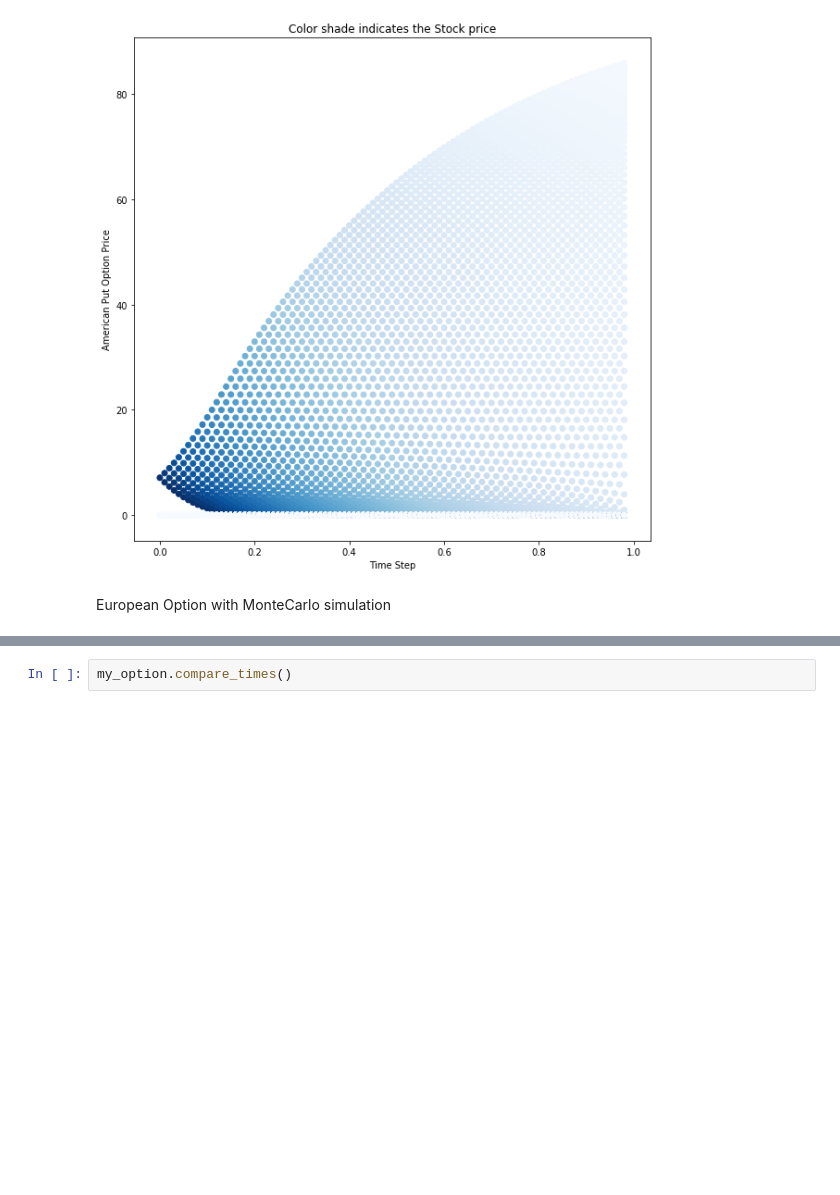
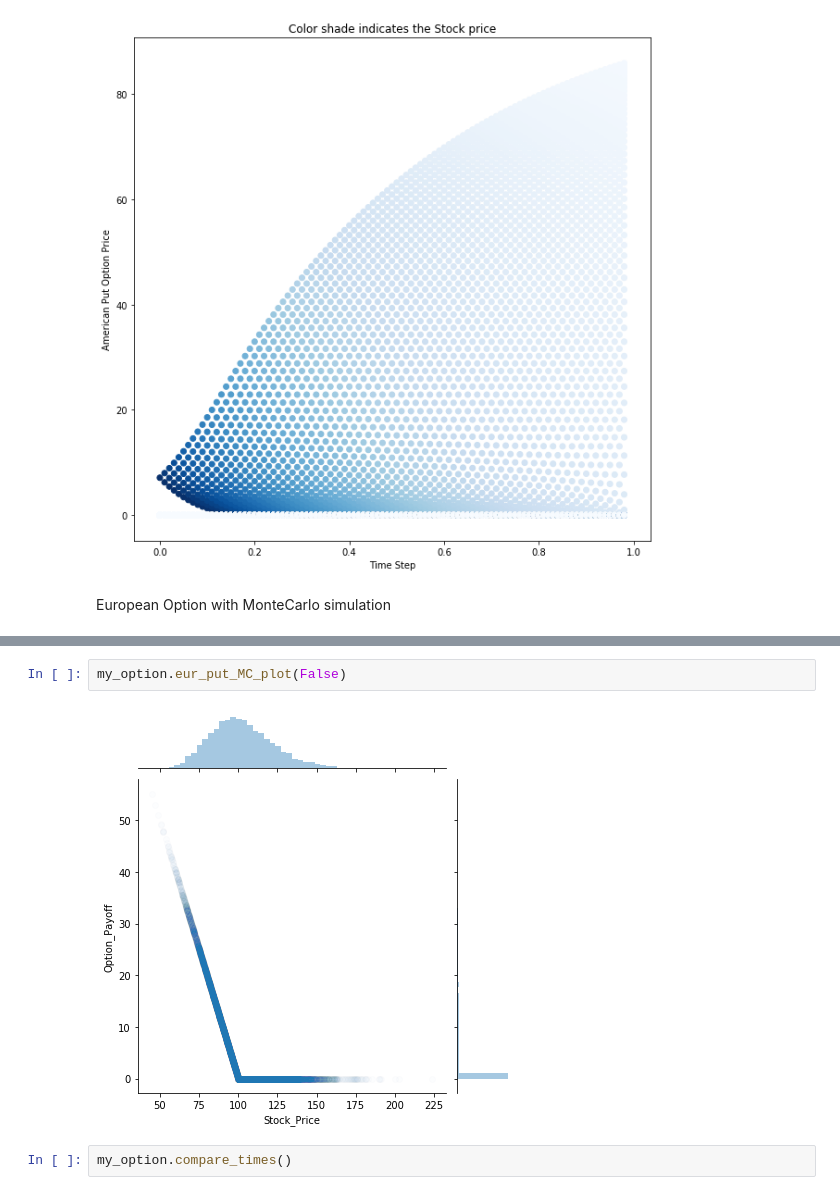
Before and after one commit to jecabcas/library1, a Jupyter notebook: Options_Pricing.ipynb, the cells around one changed output, grey strips where cells are left out. Saved outputs shown, nothing was run; the diff lists cells and outputs as text; blank space fills up the shorter version.

```diff
--- a/Options_Pricing.ipynb
+++ b/Options_Pricing.ipynb
@@ -588,3 +670,7 @@ my_option.european_put_MC()
+# %%
+my_option.eur_put_MC_plot(False)
+# %% [output]
+[figure, added]
 # %%
 my_option.compare_times()
 # %% [output]
```
Also changed, not shown: parts of 9 cells of this notebook.
